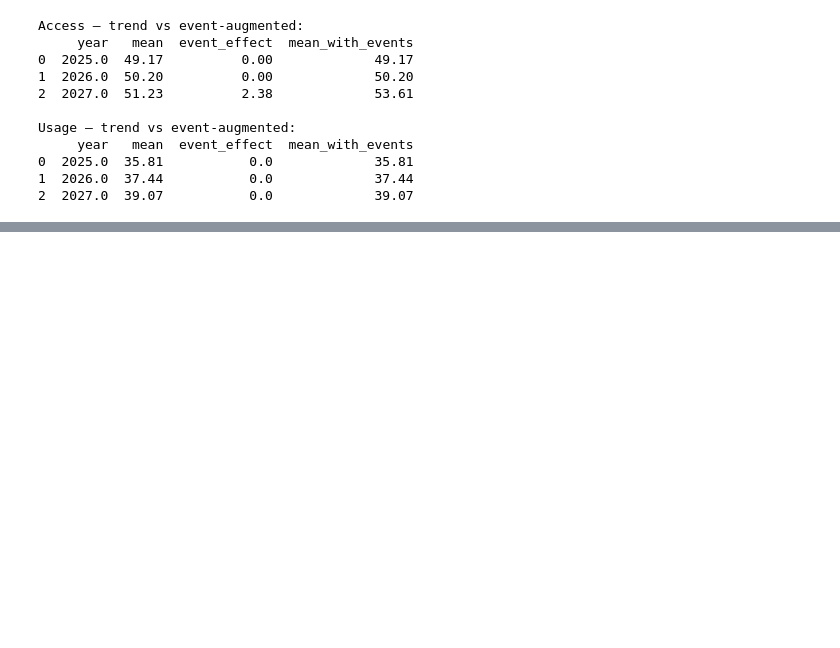
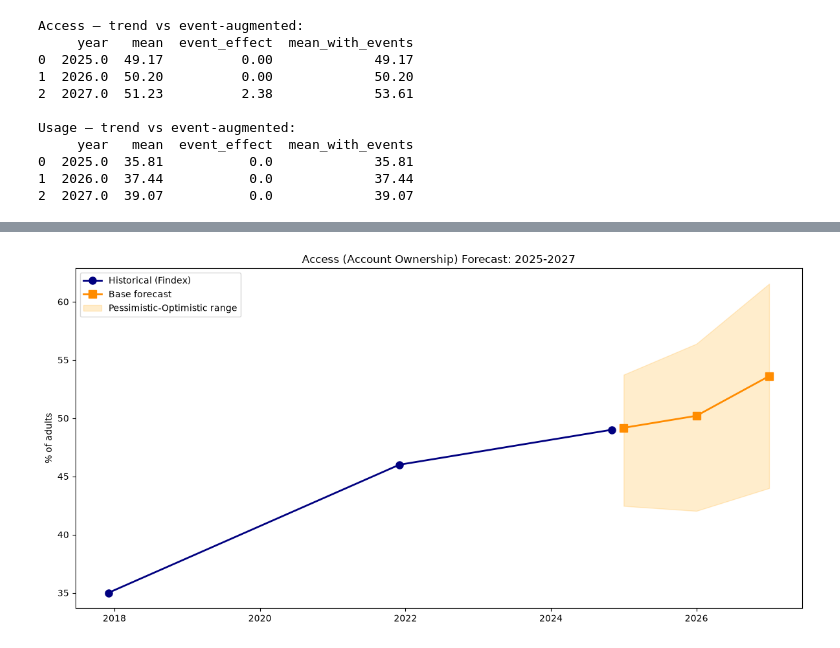
Before and after one commit to Sumeyahassen/ethiopia-fi-forecast, a Jupyter notebook: notebooks/04_forecasting.ipynb, the cells around one changed output, grey strips where cells are left out. Saved outputs shown, nothing was run; the diff lists cells and outputs as text; code cells hidden in the pictures; blank space fills up the shorter version.

Commit message:
fix data problame and visualised

```diff
--- a/notebooks/04_forecasting.ipynb
+++ b/notebooks/04_forecasting.ipynb
@@ -450,0 +485,9 @@ Usage — trend vs event-augmented:
+# %%
+# 1. Re-augment using the CORRECT access_baseline
+access_augmented = event_augmented_forecast(access_baseline, 'ACC_OWNERSHIP', events_df, links_df, last_historical_date)
+usage_augmented = event_augmented_forecast(usage_projection, 'USG_DIGITAL_PAYMENT', events_df, links_df, last_historical_date)
+
+print("Access augmented:")
+print(access_augmented[['year', 'mean', 'event_effect', 'mean_with_events']].round(2))
+print("\nUsage augmented:")
+print(usage_augmented[['year', 'mean', 'event_effect', 'mean_with_events']].round(2))
@@ -450,0 +528,6 @@ Usage — trend vs event-augmented:
+# %%
+access_scenarios = build_scenarios(access_augmented)
+usage_scenarios = build_scenarios(usage_augmented)
+
+print("Access scenarios:")
+print(access_scenarios.round(1))
@@ -450,0 +561,17 @@ Usage — trend vs event-augmented:
+# %%
+fig, ax = plt.subplots(figsize=(12, 6))
+ax.plot(access_data['year_num'], access_data['value_numeric'], 'o-', color='navy',
+        linewidth=2, markersize=8, label='Historical (Findex)')
+ax.plot(access_scenarios['year'], access_scenarios['base'], 's-', color='darkorange',
+        linewidth=2, markersize=8, label='Base forecast')
+ax.fill_between(access_scenarios['year'], access_scenarios['pessimistic'],
+                 access_scenarios['optimistic'], color='orange', alpha=0.2,
+                 label='Pessimistic-Optimistic range')
+ax.set_title('Access (Account Ownership) Forecast: 2025-2027')
+ax.set_ylabel('% of adults')
+ax.legend()
+plt.tight_layout()
+plt.savefig('../reports/figures/access_forecast.png', dpi=150, bbox_inches='tight')
+plt.show()
+# %% [output]
+[figure, added]
```
Also changed, not shown: parts of 6 cells of this notebook.
